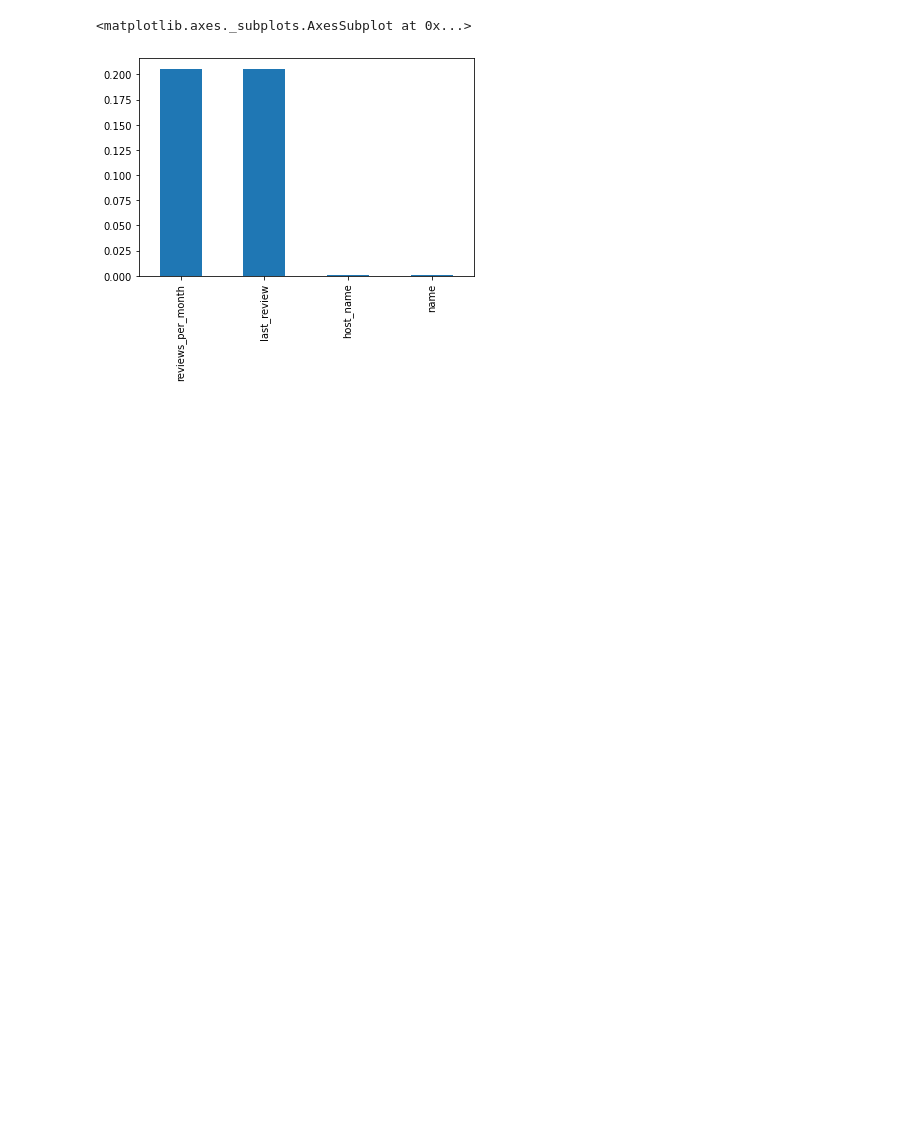
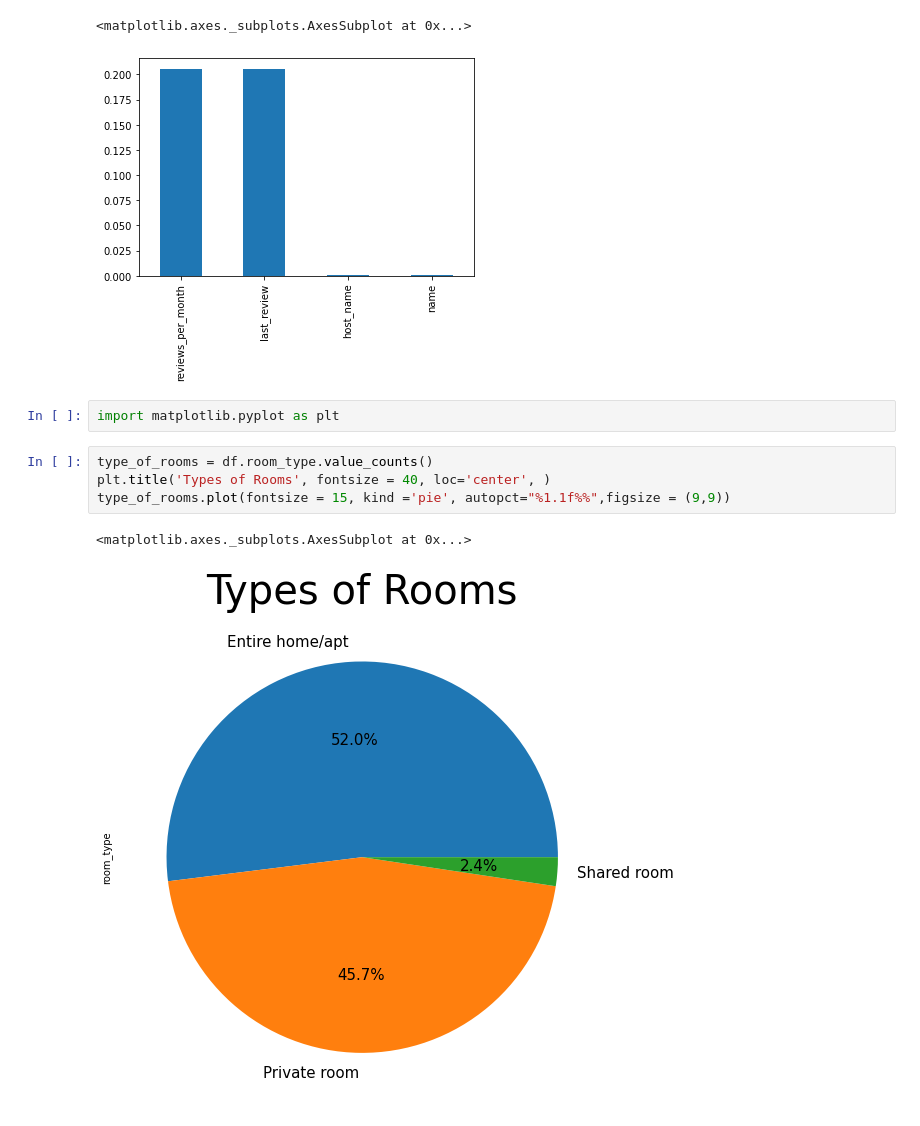
Before and after one commit to omkar-rayala/airbnb_analysis, a Jupyter notebook: airbnb.ipynb, the cells around one changed output. Saved outputs shown, nothing was run; the diff lists cells and outputs as text; blank space fills up the shorter version.

```diff
--- a/airbnb.ipynb
+++ b/airbnb.ipynb
@@ -129,3 +129,12 @@ per_missing_values[per_missing_values != 0].plot(kind ='bar')
 # %% [output]
 <matplotlib.axes._subplots.AxesSubplot at 0x...>
 [figure]
+# %%
+import matplotlib.pyplot as plt
+# %%
+type_of_rooms = df.room_type.value_counts()
+plt.title('Types of Rooms', fontsize = 40, loc='center', )
+type_of_rooms.plot(fontsize = 15, kind ='pie', autopct="%1.1f%%",figsize = (9,9))
+# %% [output]
+<matplotlib.axes._subplots.AxesSubplot at 0x...>
+[figure, added]
```
